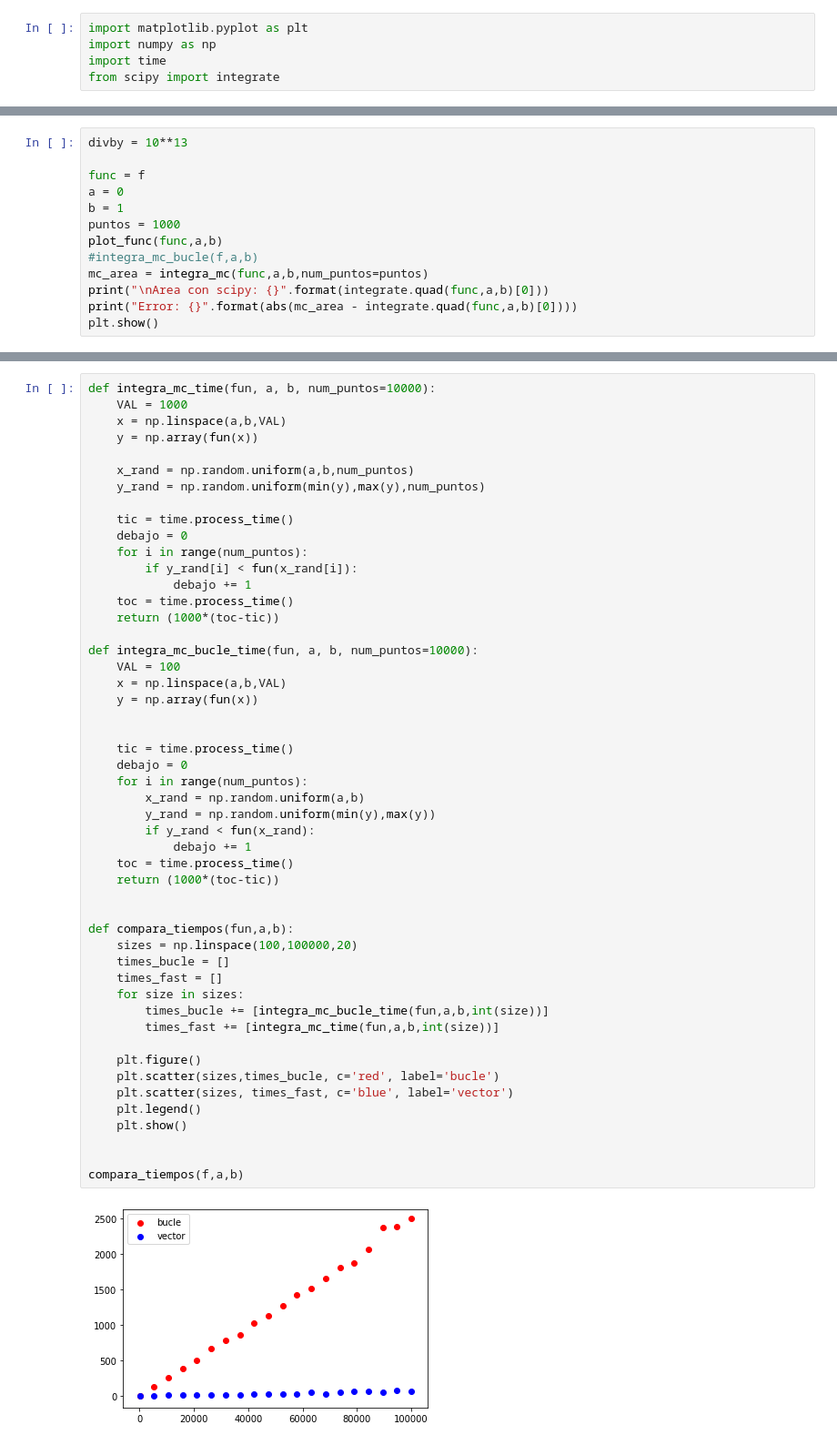
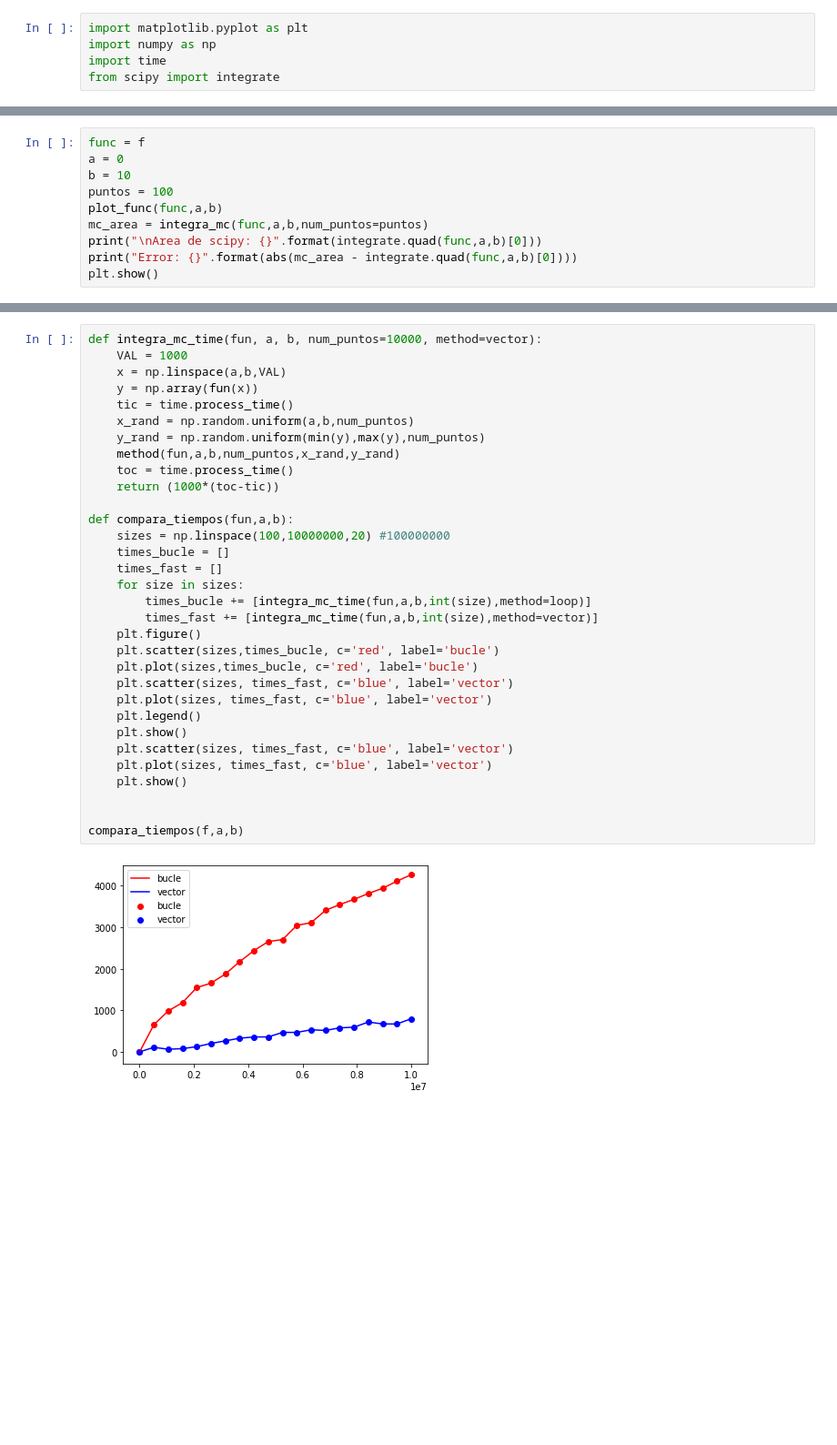
Before and after one commit to GuillermoOvejeroSanchez/Aprendizaje-Automatico, a Jupyter notebook: Vectorizacion.ipynb, the cells around one changed output, grey strips where cells are left out. Shown: that part at 91% size. Cells and saved outputs as stored; diff of their text form; blank space fills up the shorter version.

Commit message:
Update Vector

```diff
--- a/Vectorizacion.ipynb
+++ b/Vectorizacion.ipynb
@@ -50,15 +55,12 @@ def integra_mc(fun, a, b, num_puntos=10000, print_out=True):
         plt.scatter(x_rand,y_rand,c='red',marker='x', alpha=0.5)
     return (debajo/num_puntos)*(b-a)*max(y)
 # %%
-divby = 10**13
-
 func = f
 a = 0
-b = 1
-puntos = 1000
+b = 10
+puntos = 100
 plot_func(func,a,b)
-#integra_mc_bucle(f,a,b)
 mc_area = integra_mc(func,a,b,num_puntos=puntos)
-print("\nArea con scipy: {}".format(integrate.quad(func,a,b)[0]))
+print("\nArea de scipy: {}".format(integrate.quad(func,a,b)[0]))
 print("Error: {}".format(abs(mc_area - integrate.quad(func,a,b)[0])))
 plt.show()
@@ -65,52 +77,34 @@ plt.show()
 # %%
-def integra_mc_time(fun, a, b, num_puntos=10000):
+def integra_mc_time(fun, a, b, num_puntos=10000, method=vector):
     VAL = 1000
     x = np.linspace(a,b,VAL)
     y = np.array(fun(x))
-
+    tic = time.process_time()
     x_rand = np.random.uniform(a,b,num_puntos)
     y_rand = np.random.uniform(min(y),max(y),num_puntos)
-
-    tic = time.process_time()
-    debajo = 0
-    for i in range(num_puntos):
-        if y_rand[i] < fun(x_rand[i]):
-            debajo += 1
+    method(fun,a,b,num_puntos,x_rand,y_rand)
     toc = time.process_time()
     return (1000*(toc-tic))
 
-def integra_mc_bucle_time(fun, a, b, num_puntos=10000):
-    VAL = 100
-    x = np.linspace(a,b,VAL)
-    y = np.array(fun(x))
-
-
-    tic = time.process_time()
-    debajo = 0
-    for i in range(num_puntos):
-        x_rand = np.random.uniform(a,b)
-        y_rand = np.random.uniform(min(y),max(y))
-        if y_rand < fun(x_rand):
-            debajo += 1
-    toc = time.process_time()
-    return (1000*(toc-tic))
-
-
 def compara_tiempos(fun,a,b):
-    sizes = np.linspace(100,100000,20)
+    sizes = np.linspace(100,10000000,20) #100000000
     times_bucle = []
     times_fast = []
     for size in sizes:
-        times_bucle += [integra_mc_bucle_time(fun,a,b,int(size))]
-        times_fast += [integra_mc_time(fun,a,b,int(size))]
-
+        times_bucle += [integra_mc_time(fun,a,b,int(size),method=loop)]
+        times_fast += [integra_mc_time(fun,a,b,int(size),method=vector)]
     plt.figure()
     plt.scatter(sizes,times_bucle, c='red', label='bucle')
+    plt.plot(sizes,times_bucle, c='red', label='bucle')
     plt.scatter(sizes, times_fast, c='blue', label='vector')
+    plt.plot(sizes, times_fast, c='blue', label='vector')
     plt.legend()
+    plt.show()
+    plt.scatter(sizes, times_fast, c='blue', label='vector')
+    plt.plot(sizes, times_fast, c='blue', label='vector')
     plt.show()
 
 
 compara_tiempos(f,a,b)
 # %% [output]
-[figure, old version]
+[figure, new version]
```
Also changed, not shown: parts of 5 cells of this notebook.
